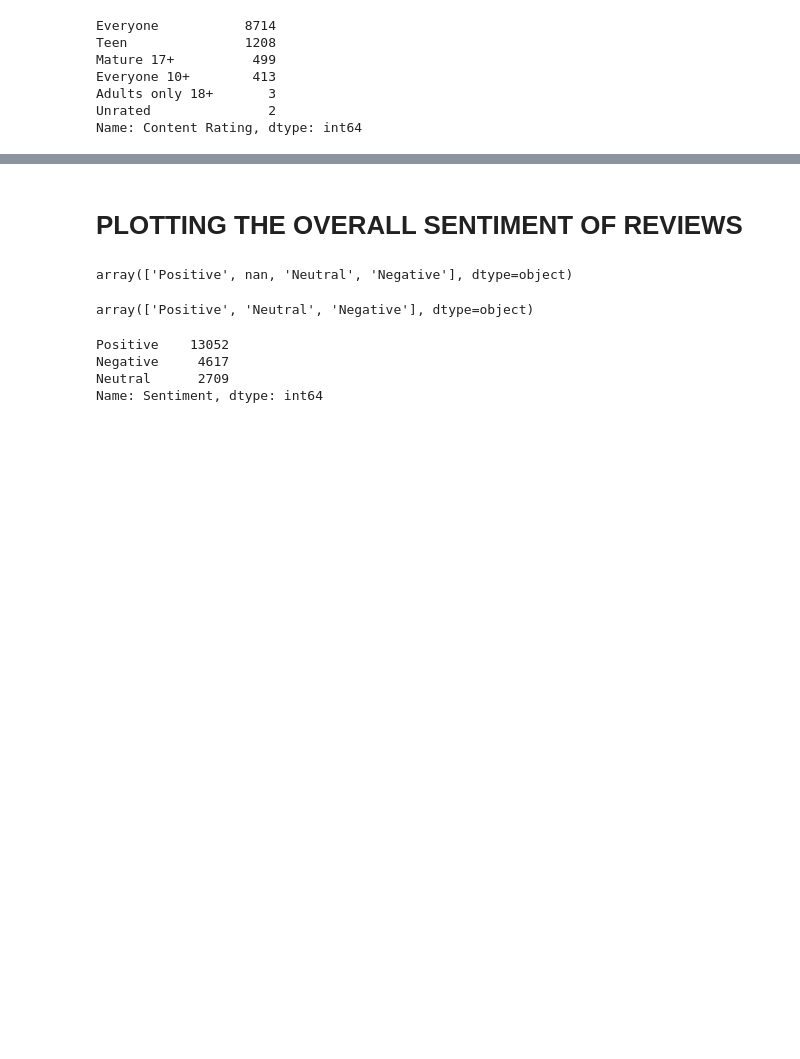
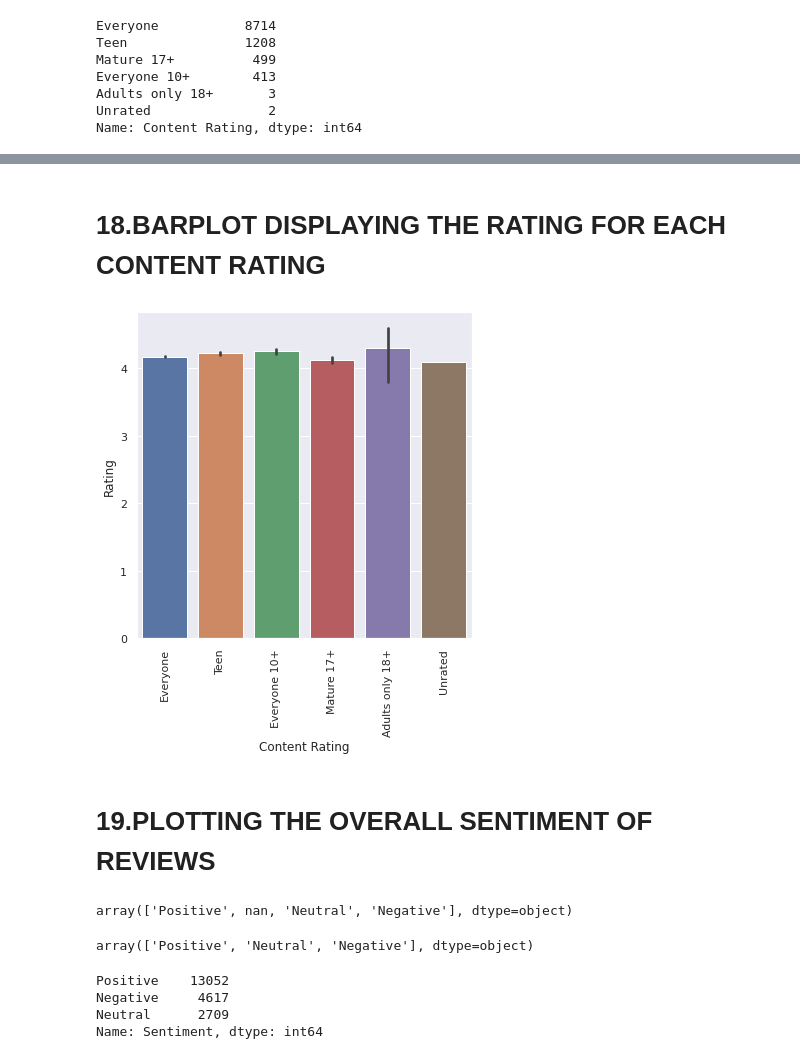
Before and after one commit to manjeetsrivastava/play-store-app-reveiw-analysis, a Jupyter notebook: Copy_of_main_google_play_Capstone_Project.ipynb, the cells around one changed output, grey strips where cells are left out. Cells and saved outputs as stored; diff of their text form; code cells hidden in the pictures; blank space fills up the shorter version.

```diff
--- a/Copy_of_main_google_play_Capstone_Project.ipynb
+++ b/Copy_of_main_google_play_Capstone_Project.ipynb
@@ -361,5 +601,13 @@ dfr.head()
+# %% [markdown]
+# 18.BARPLOT  DISPLAYING THE RATING FOR EACH CONTENT RATING
+# %%
+sns.barplot (x = "Content Rating", y = "Rating",data = df)
+plt.xticks(rotation =90)
+sns.set(rc = {'figure.figsize':(8,5)})
+# %% [output]
+[figure, added]
 # %% [markdown]
-# PLOTTING THE OVERALL SENTIMENT OF REVIEWS
+# 19.PLOTTING THE OVERALL SENTIMENT OF REVIEWS
 # %%
 dfr['Sentiment'].unique()
 # %% [output]
```
Also changed, not shown: parts of 153 cells of this notebook.
